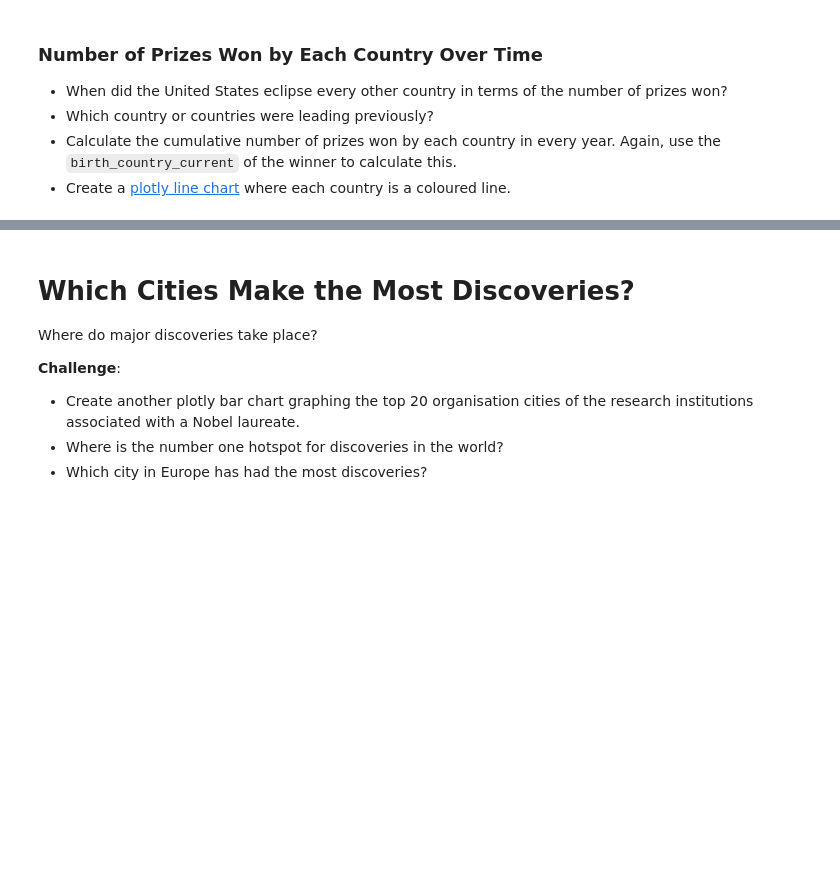
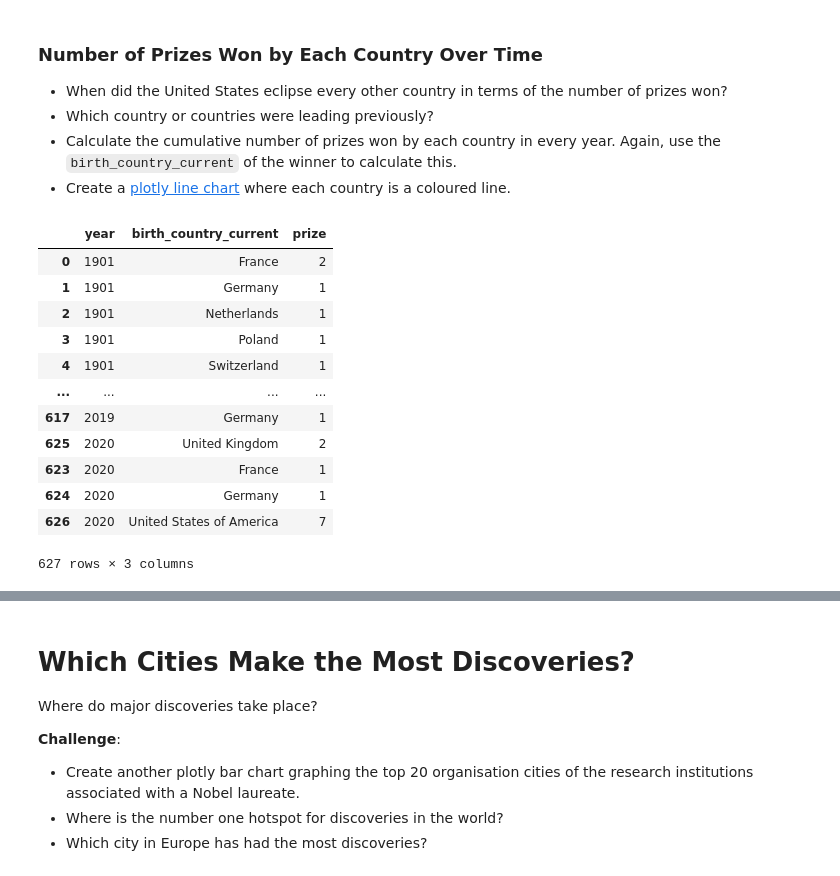
Before and after one commit to thandora/100-days-of-code-udemy, a Jupyter notebook: day-078-nobel-prize-analysis/nobel-prize-analysis.ipynb, the cells around one changed output, grey strips where cells are left out. Cells and saved outputs as stored; diff of their text form; code cells hidden in the pictures; blank space fills up the shorter version.

```diff
--- a/day-078-nobel-prize-analysis/nobel-prize-analysis.ipynb
+++ b/day-078-nobel-prize-analysis/nobel-prize-analysis.ipynb
@@ -890,3 +890,27 @@ country_by_category_bar.show()
 * Which country or countries were leading previously?
 * Calculate the cumulative number of prizes won by each country in every year. Again, use the `birth_country_current` of the winner to calculate this.
 * Create a [plotly line chart](https://plotly.com/python/line-charts/) where each country is a coloured line.
+# %%
+prize_by_year = df_data.groupby(
+    by=["year", "birth_country_current"], as_index=False
+).count()
+
+prize_by_year = prize_by_year.sort_values(by="year")[
+    ["year", "birth_country_current", "prize"]
+]
+
+prize_by_year
+# %% [output]
+|  | year | birth_country_current | prize |
+| 0 | 1901 | France | 2 |
+| 1 | 1901 | Germany | 1 |
+| 2 | 1901 | Netherlands | 1 |
+| 3 | 1901 | Poland | 1 |
+| 4 | 1901 | Switzerland | 1 |
+| ... | ... | ... | ... |
+| 617 | 2019 | Germany | 1 |
+| 625 | 2020 | United Kingdom | 2 |
+| 623 | 2020 | France | 1 |
+| 624 | 2020 | Germany | 1 |
+| 626 | 2020 | United States of America | 7 |
+627 rows × 3 columns
```
Also changed, not shown: parts of 6 cells of this notebook.
